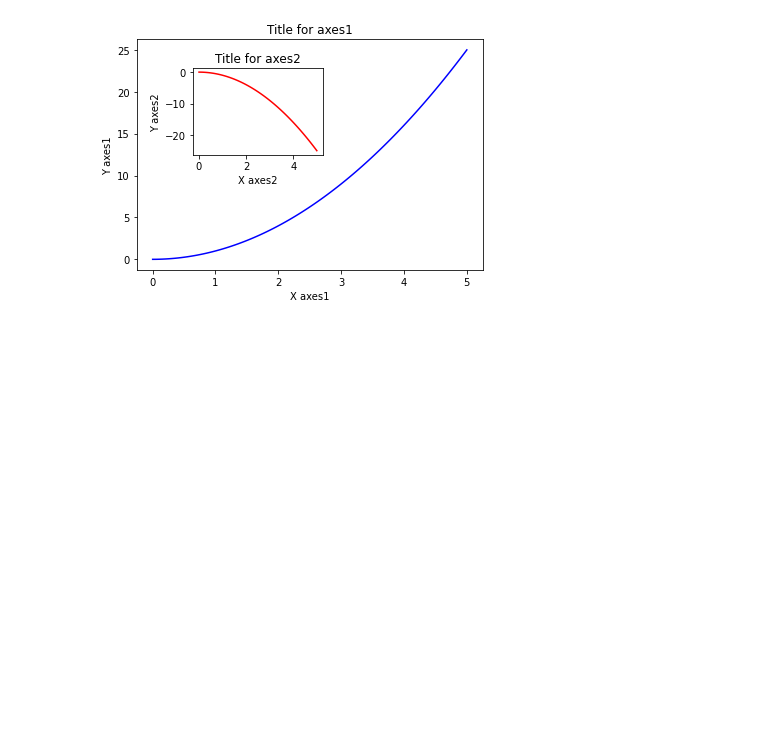
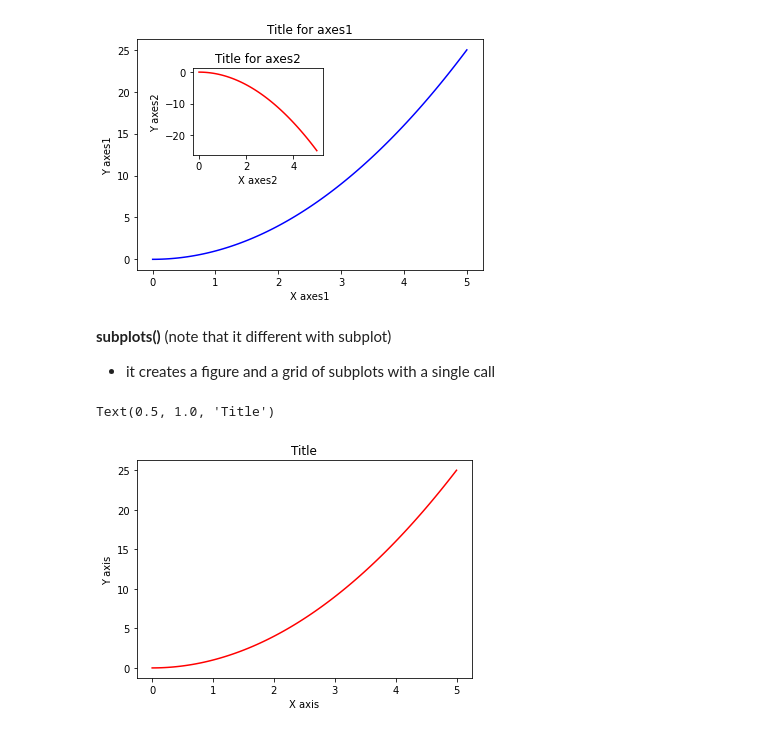
Before and after one commit to Minhluu2911/BASIC_Machine_Learning_2_months, a Jupyter notebook: 01_Get_Familiar_with_Numpy_Pandas_Matplotlib_Seaborn/03_Matplotlib.ipynb, the cells around one changed output. Drawn from its saved outputs; the diff is of its cells as text; code cells hidden in the pictures; blank space fills up the shorter version.

```diff
--- a/01_Get_Familiar_with_Numpy_Pandas_Matplotlib_Seaborn/03_Matplotlib.ipynb
+++ b/01_Get_Familiar_with_Numpy_Pandas_Matplotlib_Seaborn/03_Matplotlib.ipynb
@@ -134,3 +134,18 @@ axes2.set_title('Title for axes2')
 # %% [output]
 Text(0.5, 1.0, 'Title for axes2')
 [figure]
+# %% [markdown]
+**subplots()** (note that it different with subplot)
+- it creates a figure and a grid of subplots with a single call
+# %%
+# a subplot without arguments return a Figure and a single Axes
+fig, axes = plt.subplots()
+
+# Now we use axes object to add graph
+axes.plot(x,x**2,'r')
+axes.set_xlabel('X axis')
+axes.set_ylabel('Y axis')
+axes.set_title('Title')
+# %% [output]
+Text(0.5, 1.0, 'Title')
+[figure, added]
```
Also changed, not shown: parts of 13 cells of this notebook.
